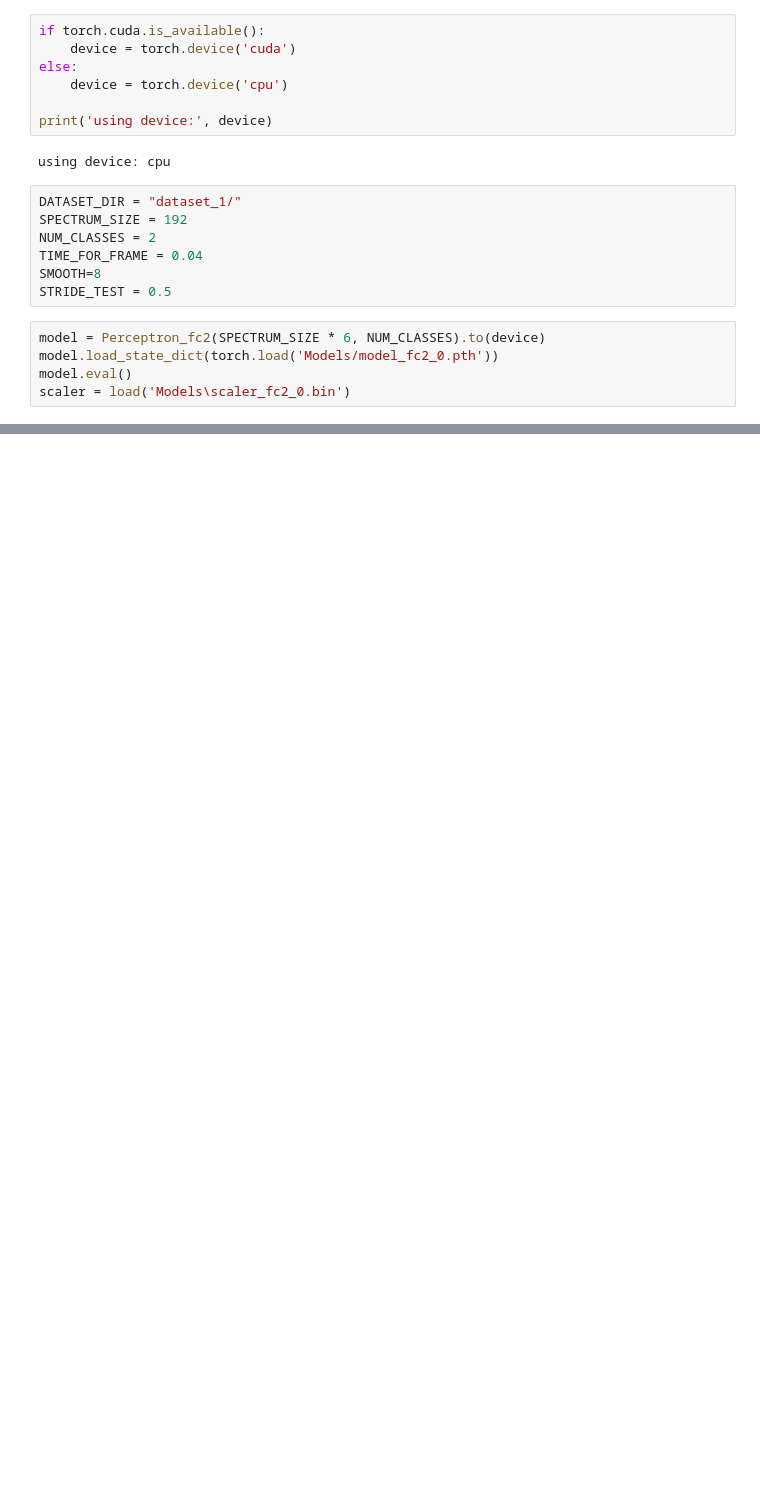
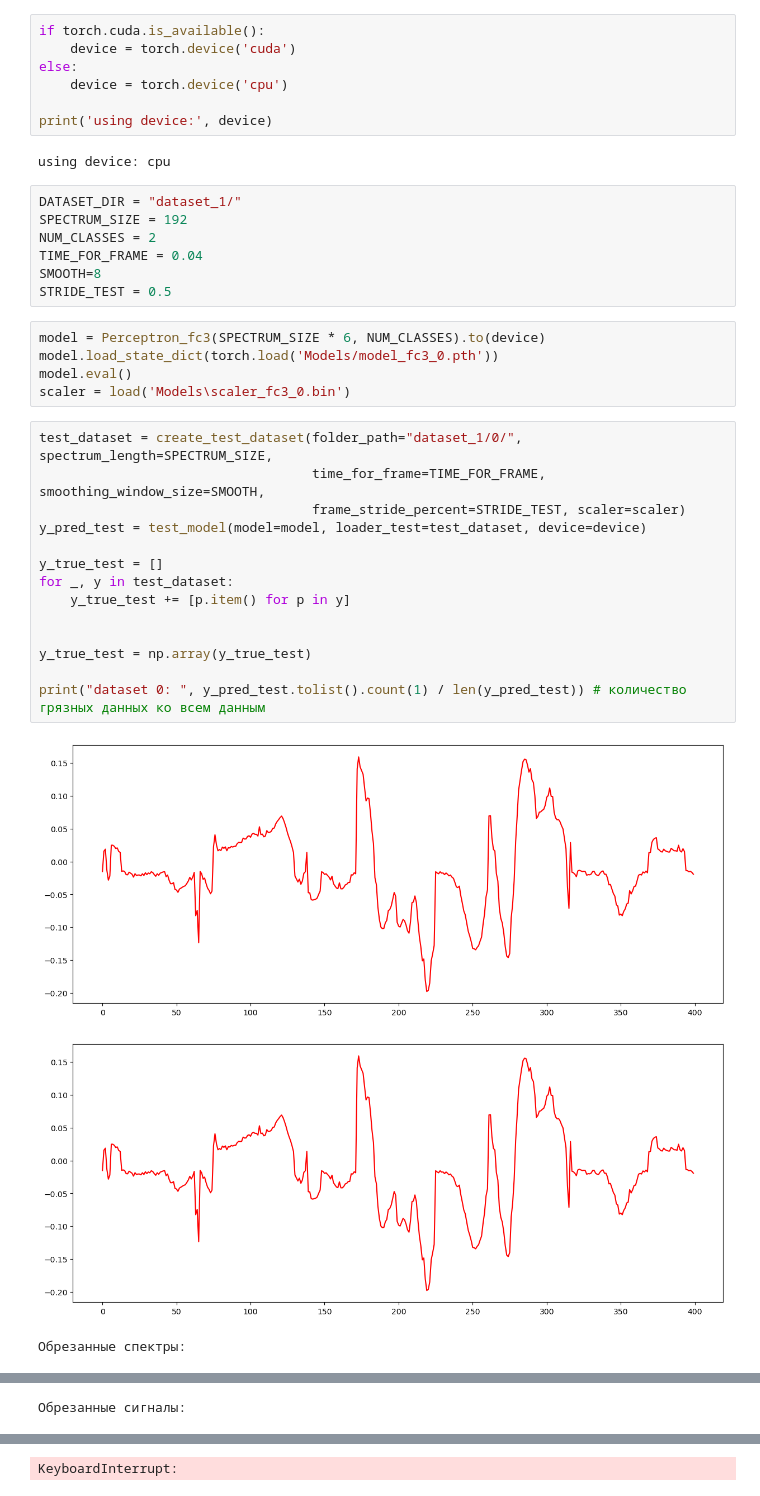
Before and after one commit to Fierce-Eagle/Diplom, a Jupyter notebook: Test.ipynb, the cells around one changed output, grey strips where cells are left out. Drawn from its saved outputs; the diff is of its cells as text; blank space fills up the shorter version.

```diff
--- a/Test.ipynb
+++ b/Test.ipynb
@@ -28,7 +32,25 @@ TIME_FOR_FRAME = 0.04
 SMOOTH=8
 STRIDE_TEST = 0.5
 # %%
-model = Perceptron_fc2(SPECTRUM_SIZE * 6, NUM_CLASSES).to(device)
-model.load_state_dict(torch.load('Models/model_fc2_0.pth'))
+model = Perceptron_fc3(SPECTRUM_SIZE * 6, NUM_CLASSES).to(device)
+model.load_state_dict(torch.load('Models/model_fc3_0.pth'))
 model.eval()
-scaler = load('Models\scaler_fc2_0.bin')
+scaler = load('Models\scaler_fc3_0.bin')
+# %%
+test_dataset = create_test_dataset(folder_path="dataset_1/0/", spectrum_length=SPECTRUM_SIZE,
+                                   time_for_frame=TIME_FOR_FRAME, smoothing_window_size=SMOOTH,
+                                   frame_stride_percent=STRIDE_TEST, scaler=scaler)
+y_pred_test = test_model(model=model, loader_test=test_dataset, device=device)
+
+y_true_test = []
+for _, y in test_dataset:
+    y_true_test += [p.item() for p in y]
+
+
+y_true_test = np.array(y_true_test)
+
+print("dataset 0: ", y_pred_test.tolist().count(1) / len(y_pred_test)) # количество грязных данных ко всем данным
+# %% [output]
+[figure, added]
+[figure, added]
+Обрезанные спектры:
@@ -34,0 +60 @@ scaler = load('Models\scaler_fc2_0.bin')
+Обрезанные сигналы:
@@ -34,0 +64 @@ scaler = load('Models\scaler_fc2_0.bin')
+KeyboardInterrupt:
```
Also changed, not shown: parts of 9 cells of this notebook, 5 other files.
